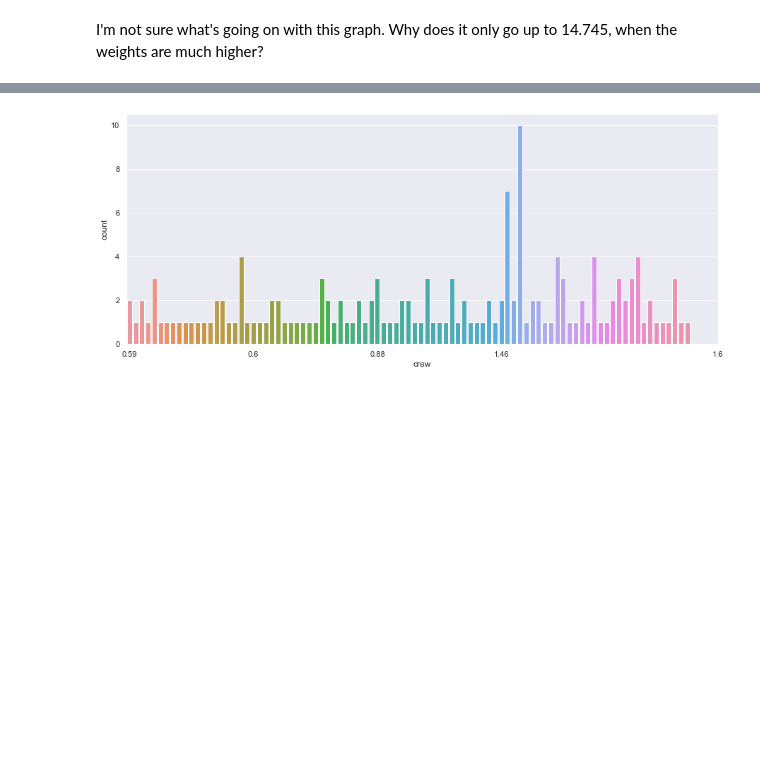
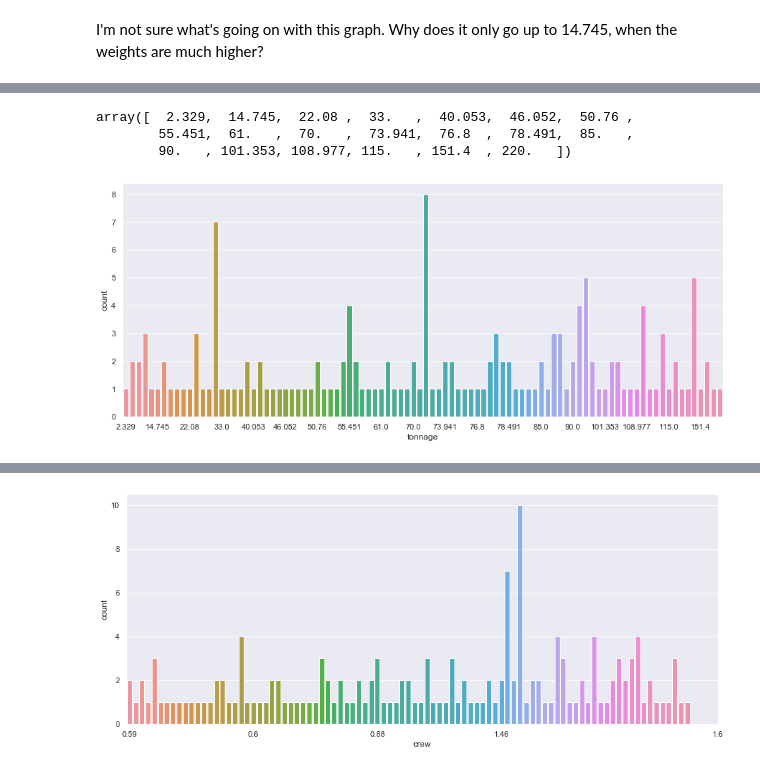
Before and after one commit to halpert3/cruise_ship, a Jupyter notebook: 1_cruise_ship_notebook.ipynb, the cells around one changed output, grey strips where cells are left out. Cells and saved outputs as stored; diff of their text form; code cells hidden in the pictures; blank space fills up the shorter version.

```diff
--- a/1_cruise_ship_notebook.ipynb
+++ b/1_cruise_ship_notebook.ipynb
@@ -107,0 +151,16 @@ I'm not sure what's going on with this graph. Why does it only go up to 14.745,
+# %%
+np.append(data.tonnage.sort_values(ascending=True).unique()[::5], (data.tonnage.max()))
+# %% [output]
+array([  2.329,  14.745,  22.08 ,  33.   ,  40.053,  46.052,  50.76 ,
+        55.451,  61.   ,  70.   ,  73.941,  76.8  ,  78.491,  85.   ,
+        90.   , 101.353, 108.977, 115.   , 151.4  , 220.   ])
+# %%
+sns.set(rc={'figure.figsize':(15, 6)})
+
+g = sns.countplot(x=data.tonnage)
+g.set(xticks=(np.arange(0, data.tonnage.nunique(), 5)))
+g.set(xticklabels=(data.tonnage.sort_values(ascending=True).unique()[::5]))
+
+plt.show()
+# %% [output]
+[figure, added]
```
Also changed, not shown: parts of 6 cells of this notebook.
